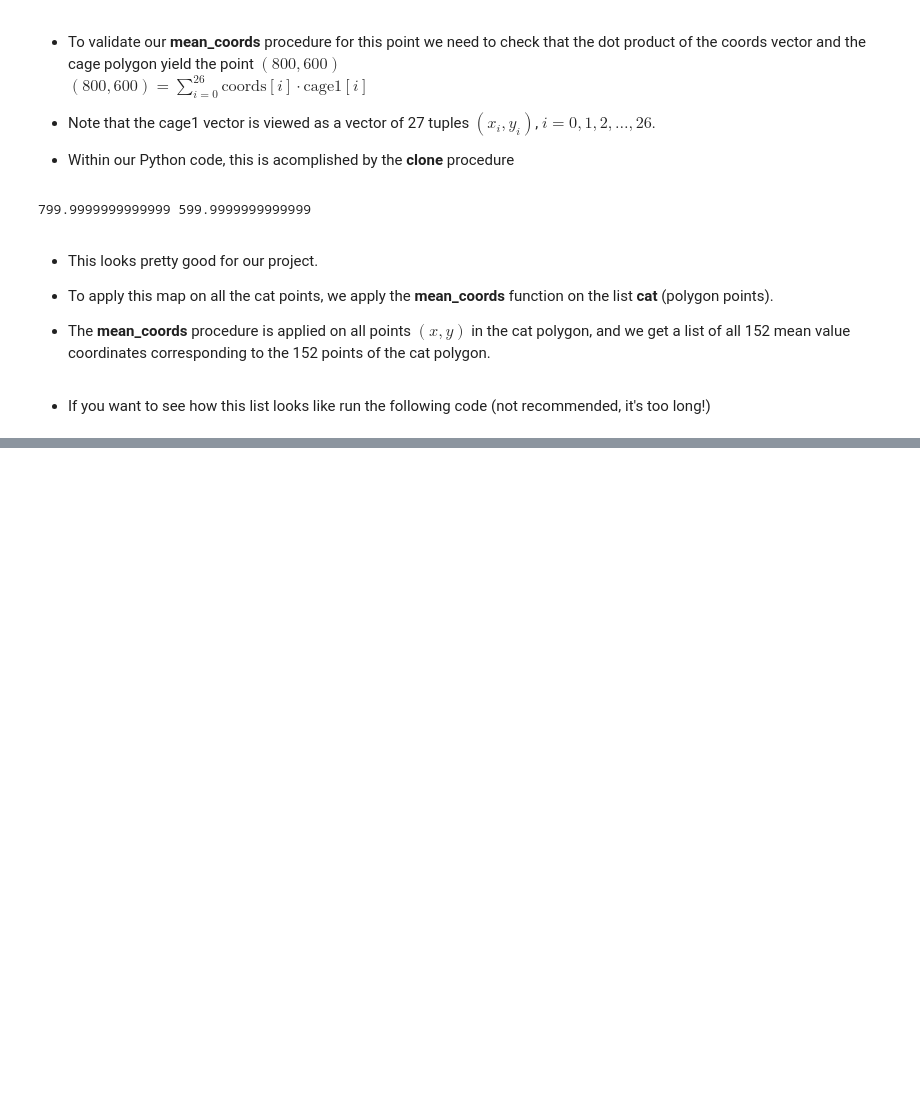
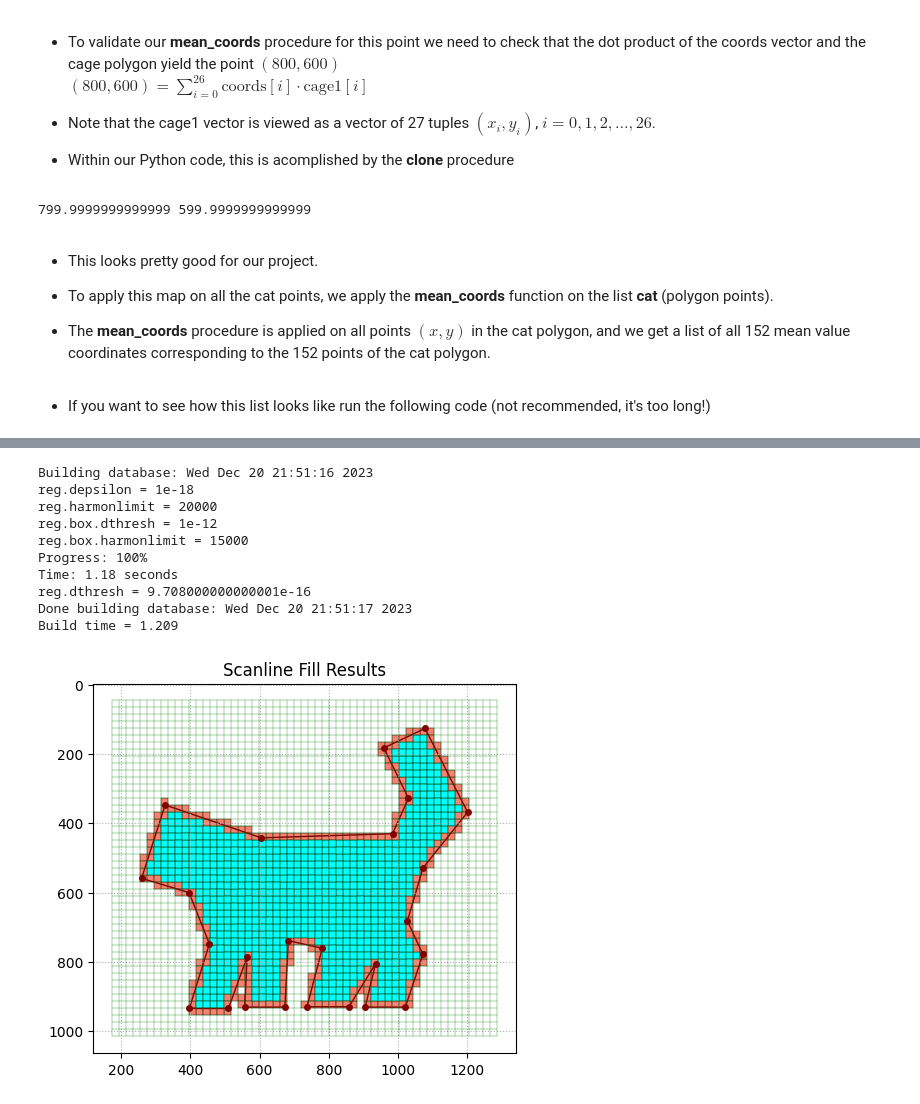
Before and after one commit to samyzaf/notebooks, a Jupyter notebook: cfproj.ipynb, the cells around one changed output, grey strips where cells are left out. Drawn from its saved outputs; the diff is of its cells as text; code cells hidden in the pictures; blank space fills up the shorter version.

```diff
--- a/cfproj.ipynb
+++ b/cfproj.ipynb
@@ -777,0 +868,17 @@ YouTubeVideo("OnGSuGOJzg0", width=640, height=397)
+# %%
+cat1 = read_polygon("https://samyzaf.com/cfproj/cat1.svg", tag="cat")
+cage1 = read_polygon("https://samyzaf.com/cfproj/cat1.svg", tag="cage")
+build_db("cat_db", cage1, 40)   # pixel resolution = 40
+scanline_plot(plotgrid=True, bcolor="salmon", fcolor="cyan")
+# %% [output]
+Building database: Wed Dec 20 21:51:16 2023
+reg.depsilon = 1e-18
+reg.harmonlimit = 20000
+reg.box.dthresh = 1e-12
+reg.box.harmonlimit = 15000
+Progress: 100%
+Time: 1.18 seconds
+reg.dthresh = 9.708000000000001e-16
+Done building database: Wed Dec 20 21:51:17 2023
+Build time = 1.209
+[figure, added]
```
Also changed, not shown: parts of 56 cells of this notebook.
